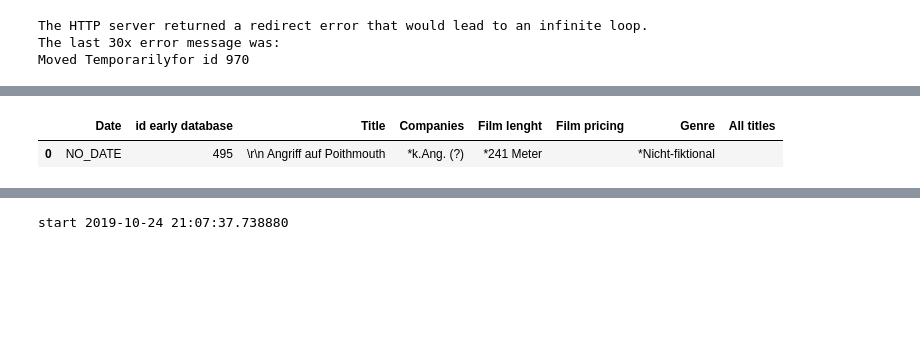
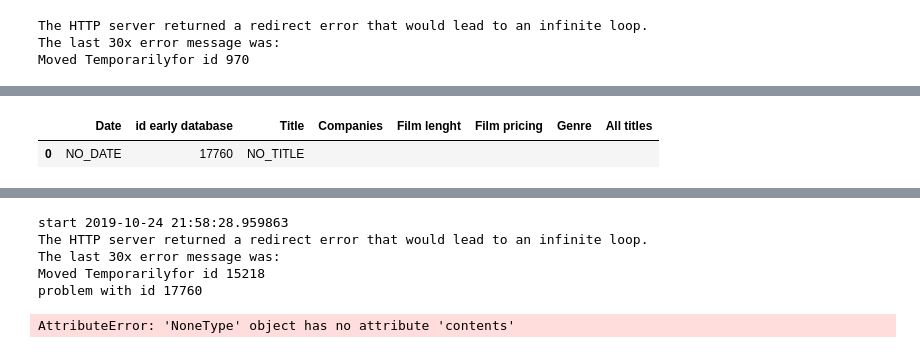
Before and after one commit to eliselavy/scrapper-notebook, a Jupyter notebook: notebooks/early_correction_loop.ipynb, the cells around one changed output, grey strips where cells are left out. Cells and saved outputs as stored; diff of their text form; code cells hidden in the pictures; blank space fills up the shorter version.

Commit message:
correction NO_TITLE

```diff
--- a/notebooks/early_correction_loop.ipynb
+++ b/notebooks/early_correction_loop.ipynb
@@ -21,10 +21,6 @@ def create_df_film(id):
         soup = BeautifulSoup(page, "lxml")
         #the div where the information is
         div_interested = soup.find('div', id='frame1update')
-
-        #print(div_interested)
-        ##title + date
-        title_date = div_interested.find('h2', class_='title').contents[0]
         dateFilms= []
         titles = []
         filmLenghts= []
@@ -34,17 +30,24 @@ def create_df_film(id):
         filmCompanies= []
         filmGenres= []
 
-        ##*************Film date***************
-        date_film =re.search('(\d+)',title_date)
-        if(date_film):
-            dateFilms.append(date_film.group())
-            ##*************Film title***************
-            title = title_date.split("("+date_film.group())
-            titles.append(title[0].lstrip().rstrip())
+        ##title + date
+        if(div_interested.find('h2', class_='title')):
+            title_date = div_interested.find('h2', class_='title').contents[0]
+
+
+            ##*************Film date***************
+            date_film =re.search('(\d+)',title_date)
+            if(date_film):
+                dateFilms.append(date_film.group())
+                ##*************Film title***************
+                title = title_date.split("("+date_film.group())
+                titles.append(title[0].lstrip().rstrip())
+            else:
+                dateFilms.append("NO_DATE")
+                titles.append(title_date)
         else:
             dateFilms.append("NO_DATE")
-            titles.append(title_date)
-
+            titles.append("NO_TITLE")
         #****************Film Lenght*************************
         #can have more than one parameter
         #example film id=6
@@ -158,10 +161,10 @@ create_df_film(6)
 |  | Date | id early database | Title | Companies | Film lenght | Film pricing | Genre | All titles |
 | 0 | 1901 | 6 | Der Abbruch des historischen Star... | *k.Ang. (?) | *4000 Bilder [Bilderzahl entspric... |  |  | *Further Title:*Der Abbruch des b... |
 # %%
-create_df_film(495)
+create_df_film(17760)
 # %% [output]
 |  | Date | id early database | Title | Companies | Film lenght | Film pricing | Genre | All titles |
-| 0 | NO_DATE | 495 | \r\n Angriff auf Poithmouth | *k.Ang. (?) | *241 Meter |  | *Nicht-fiktional |  |
+| 0 | NO_DATE | 17760 | NO_TITLE |  |  |  |  |  |
 # %%
 create_df_film(4)
 # %% [output]
@@ -179,17 +182,22 @@ df = pd.DataFrame(columns=['Date', 'id early database', 'Title','Companies',
 
 
 print("start",datetime.now())
-for i in range(1000,10000):
+for i in range(10000,20000):
     try:
         df=df.append(create_df_film(i),sort=False,ignore_index=True)
     except:
         print("problem with id" , str(i))
         raise
-df.to_csv('export_early_cinema_1000_10000.csv')
+df.to_csv('export_early_cinema_10000_20000.csv')
 
 print("finish",datetime.now())
 # %% [output]
-start 2019-10-24 21:07:37.738880
+start 2019-10-24 21:58:28.959863
+The HTTP server returned a redirect error that would lead to an infinite loop.
+The last 30x error message was:
+Moved Temporarilyfor id 15218
+problem with id 17760
+AttributeError: 'NoneType' object has no attribute 'contents'
 # %%
 df
 # %% [output]
```
